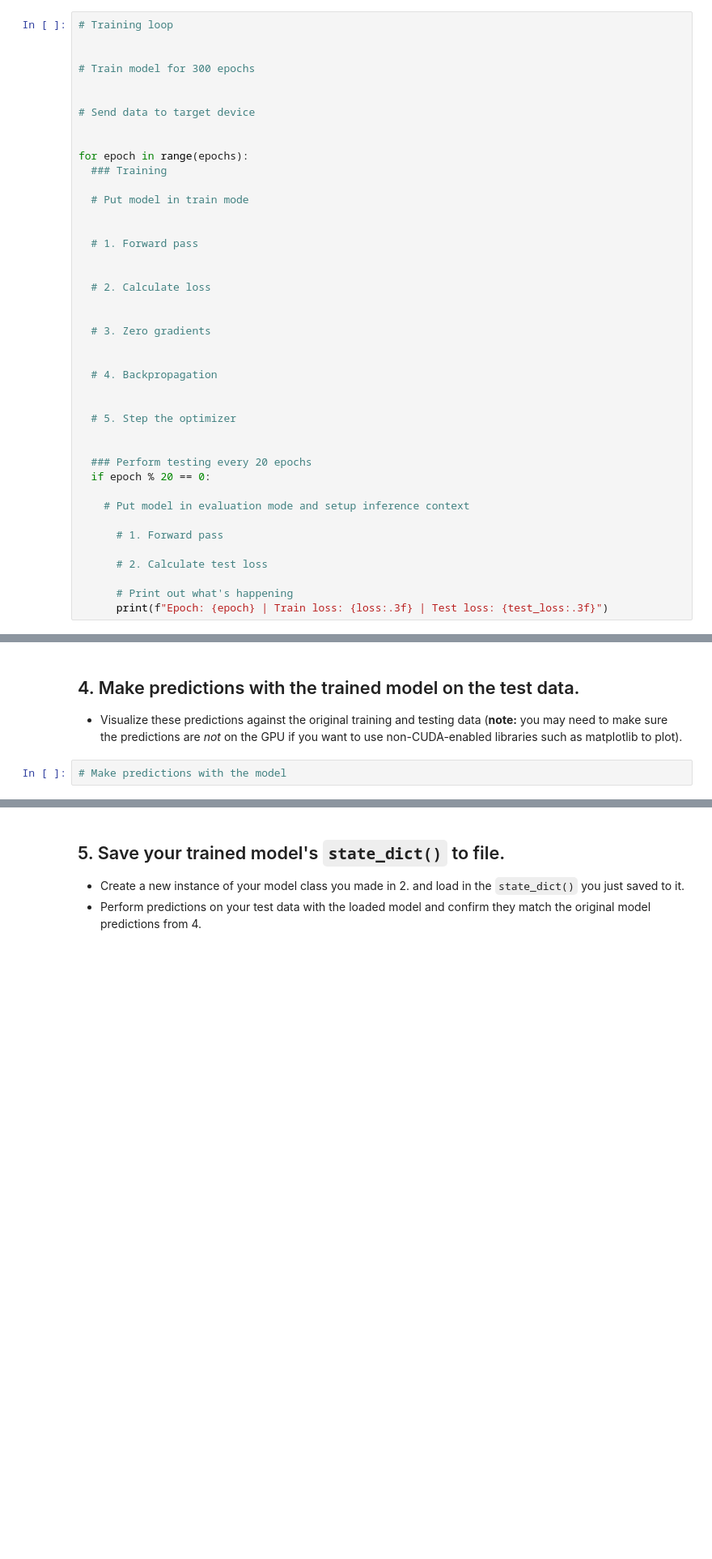
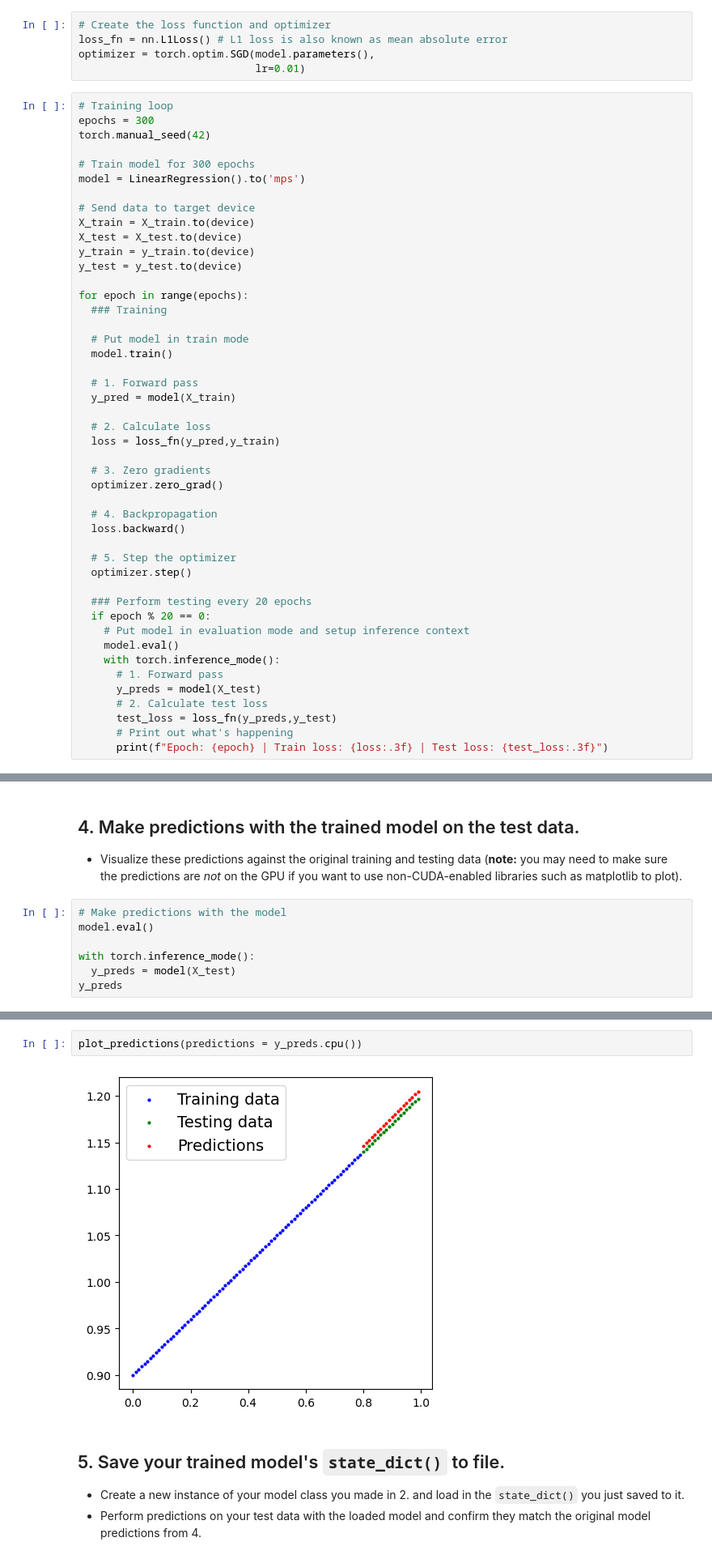
Before and after one commit to Kathir-D/Pytorch-learning, a Jupyter notebook: freecodecamp/Exercises/01_pytorch_workflow_exercises.ipynb, the cells around one changed output, grey strips where cells are left out. Shown at 81% size. Drawn from its saved outputs; the diff is of its cells as text; blank space fills up the shorter version.

```diff
--- a/freecodecamp/Exercises/01_pytorch_workflow_exercises.ipynb
+++ b/freecodecamp/Exercises/01_pytorch_workflow_exercises.ipynb
@@ -81,42 +177,51 @@ print(f"First 10 X & y samples:\nX: {X[:10]}\ny: {y[:10]}")
+# %%
+# Create the loss function and optimizer
+loss_fn = nn.L1Loss() # L1 loss is also known as mean absolute error
+optimizer = torch.optim.SGD(model.parameters(),
+                            lr=0.01)
 # %%
 # Training loop
-
+epochs = 300
+torch.manual_seed(42)
 
 # Train model for 300 epochs
-
+model = LinearRegression().to('mps')
 
 # Send data to target device
-
+X_train = X_train.to(device)
+X_test = X_test.to(device)
+y_train = y_train.to(device)
+y_test = y_test.to(device)
 
 for epoch in range(epochs):
   ### Training
 
   # Put model in train mode
-
+  model.train()
 
   # 1. Forward pass
-
+  y_pred = model(X_train)
 
   # 2. Calculate loss
-
+  loss = loss_fn(y_pred,y_train)
 
   # 3. Zero gradients
-
+  optimizer.zero_grad()
 
   # 4. Backpropagation
-
+  loss.backward()
 
   # 5. Step the optimizer
-
+  optimizer.step()
 
   ### Perform testing every 20 epochs
   if epoch % 20 == 0:
-
     # Put model in evaluation mode and setup inference context
-
+    model.eval()
+    with torch.inference_mode():
       # 1. Forward pass
-
+      y_preds = model(X_test)
       # 2. Calculate test loss
-
+      test_loss = loss_fn(y_preds,y_test)
       # Print out what's happening
       print(f"Epoch: {epoch} | Train loss: {loss:.3f} | Test loss: {test_loss:.3f}")
@@ -125,3 +246,8 @@ for epoch in range(epochs):
   * Visualize these predictions against the original training and testing data (**note:** you may need to make sure the predictions are *not* on the GPU if you want to use non-CUDA-enabled libraries such as matplotlib to plot).
 # %%
 # Make predictions with the model
+model.eval()
+
+with torch.inference_mode():
+  y_preds = model(X_test)
+y_preds
@@ -130,3 +298,7 @@ for epoch in range(epochs):
+# %%
+plot_predictions(predictions = y_preds.cpu())
+# %% [output]
+[figure, added]
 # %% [markdown]
 ## 5. Save your trained model's `state_dict()` to file.
   * Create a new instance of your model class you made in 2. and load in the `state_dict()` you just saved to it.
```
Also changed, not shown: parts of 15 cells of this notebook, 3 other files.
